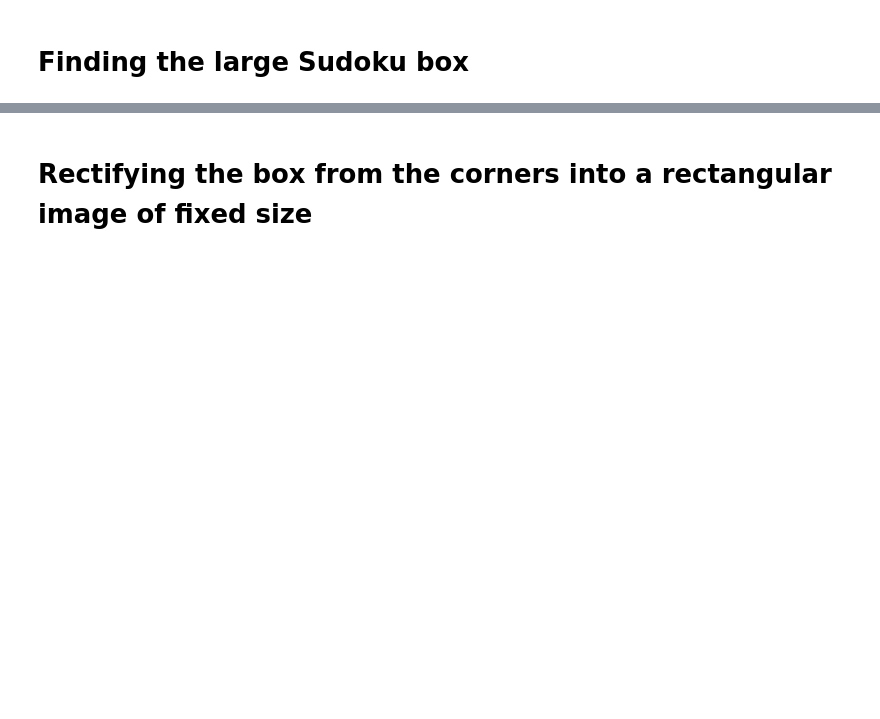
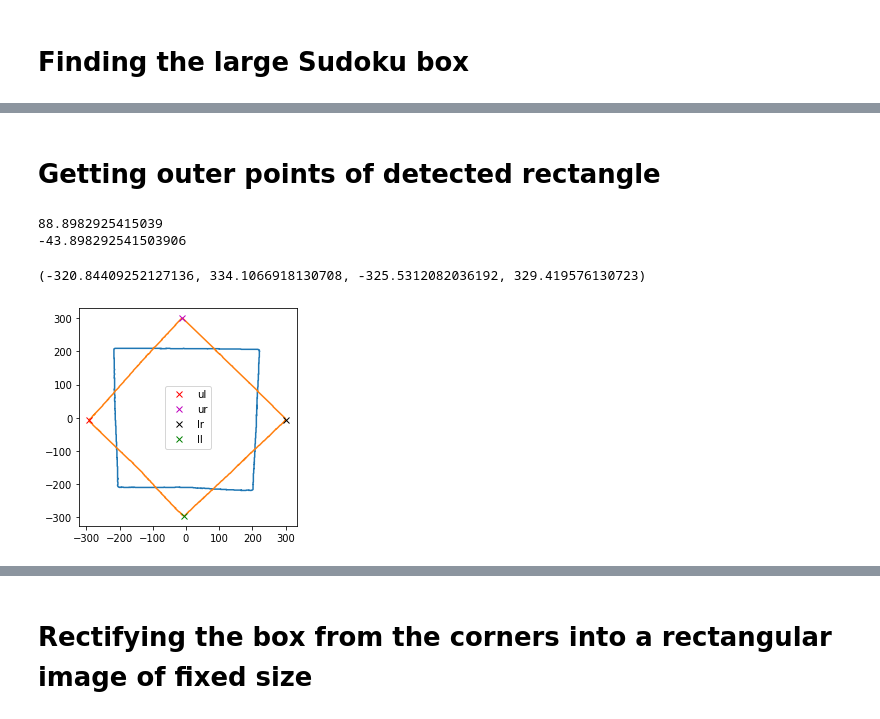
Before and after one commit to emanuelen5/sudoku-solver, a Jupyter notebook: hough.ipynb, the cells around one changed output, grey strips where cells are left out. Saved outputs shown, nothing was run; the diff lists cells and outputs as text; code cells hidden in the pictures; blank space fills up the shorter version.

```diff
--- a/hough.ipynb
+++ b/hough.ipynb
@@ -86,0 +94,40 @@ plt.imshow(img2)
+# %% [markdown]
+# Getting outer points of detected rectangle
+# %%
+import math
+contour1 = contour.reshape(contour.shape[0], 2)
+
+M = cv2.moments(contour)
+cX = int(M["m10"] / M["m00"])
+cY = int(M["m01"] / M["m00"])
+center = np.array([[cX, cY]])
+contour1 = contour1 - center
+plt.plot(contour1[:, 0], contour1[:, 1])
+
+angle = rect[2]
+print(angle)
+angle = 45 - angle
+print(angle)
+contour1 = contour1 @ np.array([
+    [math.cos(math.radians(angle)), math.sin(math.radians(angle))],
+    [-math.sin(math.radians(angle)), math.cos(math.radians(angle))]
+])
+plt.plot(contour1[:, 0], contour1[:, 1])
+
+i_ul = np.argmin(contour1[:, 0])
+i_lr = np.argmax(contour1[:, 0])
+i_ll = np.argmin(contour1[:, 1])
+i_ur = np.argmax(contour1[:, 1])
+
+plt.plot(*contour1[i_ul], 'rx', label="ul")
+plt.plot(*contour1[i_ur], 'mx', label="ur")
+plt.plot(*contour1[i_lr], 'kx', label="lr")
+plt.plot(*contour1[i_ll], 'gx', label="ll")
+plt.legend()
+ax = plt.gca()
+ax.axis("square")
+# %% [output]
+88.8982925415039
+-43.898292541503906
+(-320.84409252127136, 334.1066918130708, -325.5312082036192, 329.419576130723)
+[figure, added]
```
Also changed, not shown: parts of 7 cells of this notebook.
